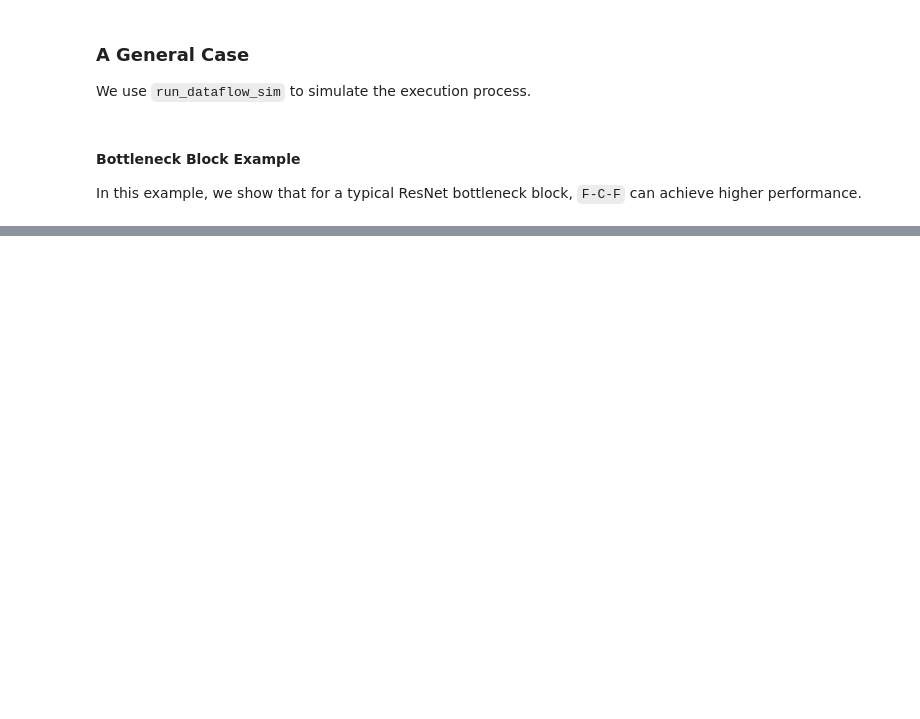
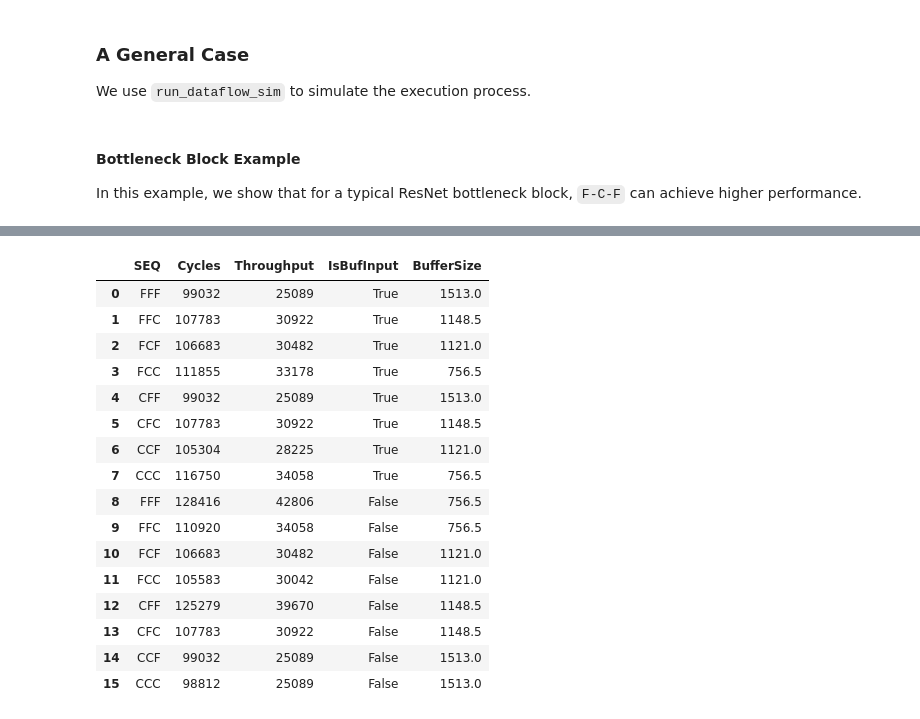
Before and after one commit to kumasento/deacon, a Jupyter notebook: experimental/notebooks/layer_fusion.ipynb, the cells around one changed output, grey strips where cells are left out. Cells and saved outputs as stored; diff of their text form; code cells hidden in the pictures; blank space fills up the shorter version.

```diff
--- a/experimental/notebooks/layer_fusion.ipynb
+++ b/experimental/notebooks/layer_fusion.ipynb
@@ -346,23 +346,23 @@ PPs = list(itertools.product(P_Ws, P_C0s, P_C1s, P_C2s, P_Fs))
 blocks = [
     create_bottleneck_block(56, 56, 256, 64, 3),
 ]
-is_buf_input = False
-for block in blocks:
-    for seq in SEQS:
-        for P_W, P_C0, P_C1, P_C2, P_F in PPs:
-            r = utils.run_dataflow_sim(2,
-                                   block,
-                                   {"conv1": {"P_W": P_W, "P_C": P_C0, "P_F": P_C1},
-                                    "conv2": {"P_W": P_W, "P_C": P_C1, "P_F": P_C2},
-                                    "conv3": {"P_W": P_W, "P_C": P_C2, "P_F": P_F}},
-                                   seq,
-                                   is_buf_input=is_buf_input)
+for is_buf_input in [True, False]:
+    for block in blocks:
+        for seq in SEQS:
+            for P_W, P_C0, P_C1, P_C2, P_F in PPs:
+                r = utils.run_dataflow_sim(3,
+                                       block,
+                                       {"conv1": {"P_W": P_W, "P_C": P_C0, "P_F": P_C1},
+                                        "conv2": {"P_W": P_W, "P_C": P_C1, "P_F": P_C2},
+                                        "conv3": {"P_W": P_W, "P_C": P_C2, "P_F": P_F}},
+                                       seq,
+                                       is_buf_input=is_buf_input)
 
-            throughput = r[0][-1] - r[0][-2]
-            buffer_size = r[1] * 32 / 8 / 1024
-            df = df.append(pd.DataFrame([[encode_seq(seq), r[0][-1], throughput, is_buf_input, buffer_size]],
-                                        columns=['SEQ', 'Cycles', 'Throughput', 'IsBufInput', 'BufferSize']), ignore_index=True)
-
+                throughput = r[0][-1] - r[0][-2]
+                buffer_size = r[1] * 32 / 8 / 1024
+                df = df.append(
+                    pd.DataFrame([[encode_seq(seq), r[0][-1], throughput, is_buf_input, buffer_size]],
+                                 columns=['SEQ', 'Cycles', 'Throughput', 'IsBufInput', 'BufferSize']),
+                    ignore_index=True)
             print("%s %e %10d %s" % (encode_seq(seq), buffer_size, throughput, r[0]))
-df
 # %% [output]
@@ -385,0 +385,21 @@ CCC 1.513000e+03      25089 [48634, 73723]
+# %%
+btnk_df = df
+df
+# %% [output]
+|  | SEQ | Cycles | Throughput | IsBufInput | BufferSize |
+| 0 | FFF | 99032 | 25089 | True | 1513.0 |
+| 1 | FFC | 107783 | 30922 | True | 1148.5 |
+| 2 | FCF | 106683 | 30482 | True | 1121.0 |
+| 3 | FCC | 111855 | 33178 | True | 756.5 |
+| 4 | CFF | 99032 | 25089 | True | 1513.0 |
+| 5 | CFC | 107783 | 30922 | True | 1148.5 |
+| 6 | CCF | 105304 | 28225 | True | 1121.0 |
+| 7 | CCC | 116750 | 34058 | True | 756.5 |
+| 8 | FFF | 128416 | 42806 | False | 756.5 |
+| 9 | FFC | 110920 | 34058 | False | 756.5 |
+| 10 | FCF | 106683 | 30482 | False | 1121.0 |
+| 11 | FCC | 105583 | 30042 | False | 1121.0 |
+| 12 | CFF | 125279 | 39670 | False | 1148.5 |
+| 13 | CFC | 107783 | 30922 | False | 1148.5 |
+| 14 | CCF | 99032 | 25089 | False | 1513.0 |
+| 15 | CCC | 98812 | 25089 | False | 1513.0 |
```
Also changed, not shown: parts of 7 cells of this notebook, 28 other files.
